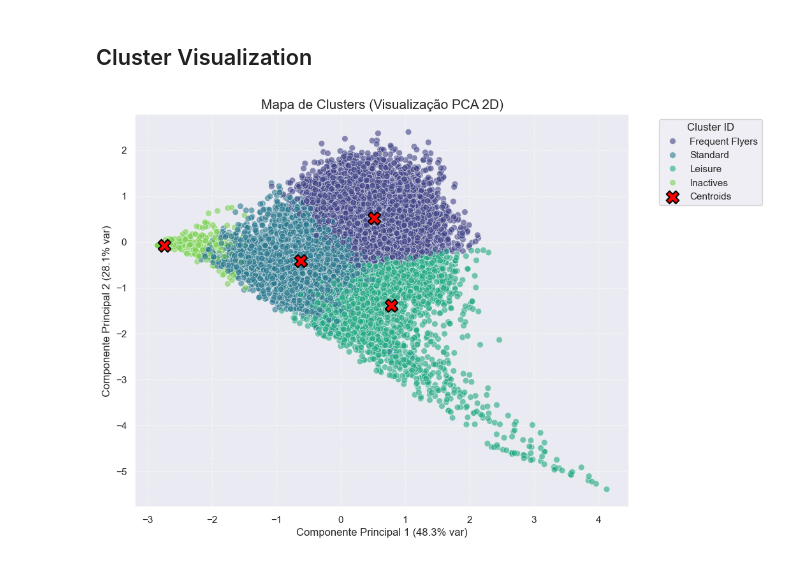
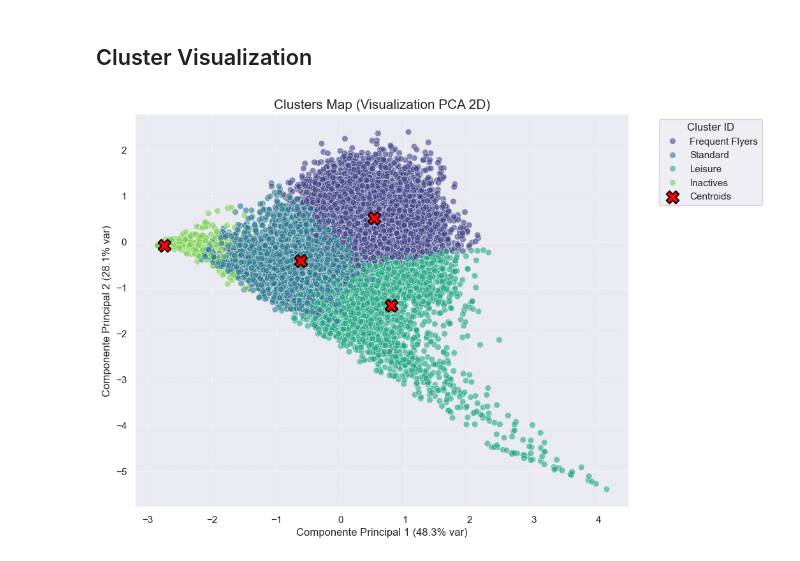
Before and after one commit to calcoafrancisca/Group-39---DM---Part2, a Jupyter notebook: Behavioral-Perspective-Copy2.ipynb, the cells around one changed output. Cells and saved outputs as stored; diff of their text form; code cells hidden in the pictures.

```diff
--- a/Behavioral-Perspective-Copy2.ipynb
+++ b/Behavioral-Perspective-Copy2.ipynb
@@ -1019,32 +1031,32 @@ df_pca['Profile'] = df_pca['Cluster'].map(cluster_names)
 # Plot
 plt.figure(figsize=(10, 8))
 sns.scatterplot(
     x='PC1',
     y='PC2',
     hue='Profile',
     data=df_pca,
     palette='viridis',
     s=50,
     alpha=0.6,
     edgecolor='w'
 )
 
 # Add the centroids
 centroids_pca = df_pca.groupby('Profile')[['PC1', 'PC2']].mean()
 
 # Red 'X'
 plt.scatter(
     centroids_pca['PC1'], centroids_pca['PC2'],
     marker='X', s=200, c='red', edgecolors='black', linewidths=1.5,
     label='Centroids'
 )
 
 
-plt.title('Mapa de Clusters (Visualização PCA 2D)', fontsize=15)
+plt.title('Clusters Map (Visualization PCA 2D)', fontsize=15)
 plt.xlabel(f'Componente Principal 1 ({pca.explained_variance_ratio_[0]:.1%} var)', fontsize=12)
 plt.ylabel(f'Componente Principal 2 ({pca.explained_variance_ratio_[1]:.1%} var)', fontsize=12)
 plt.legend(title='Cluster ID', bbox_to_anchor=(1.05, 1), loc='upper left')
 plt.grid(True, linestyle='--', alpha=0.5)
 plt.show()
 # %% [output]
-[figure, old version]
+[figure, new version]
```
Also changed, not shown: parts of 7 cells of this notebook, 1 other file.
